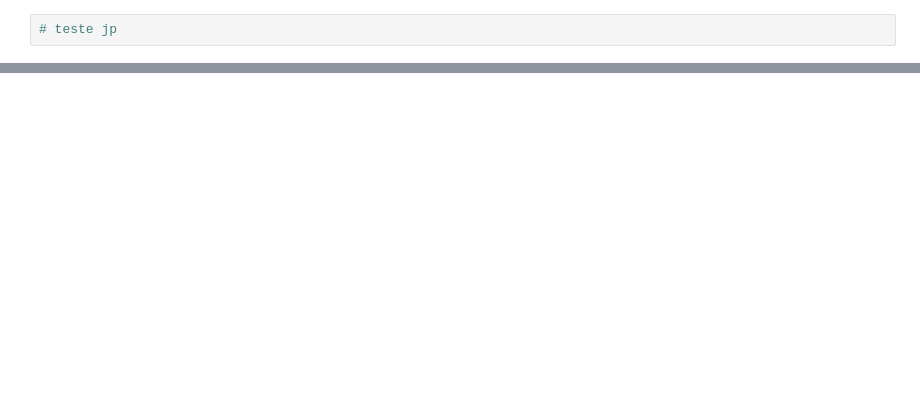
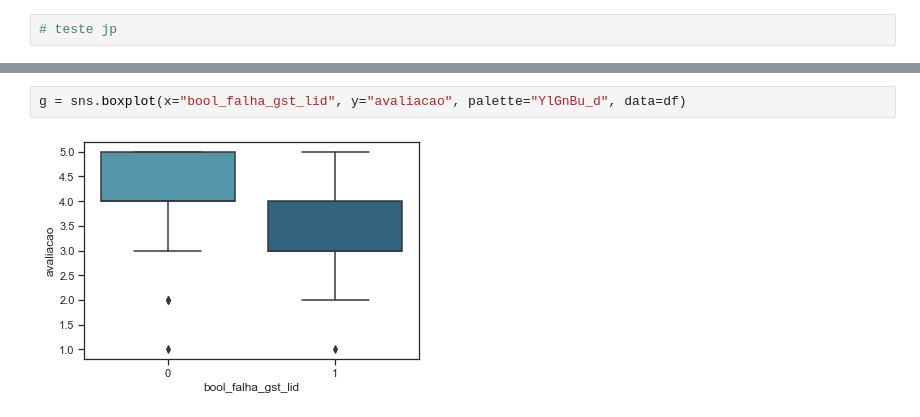
Before and after one commit to luisvenezian/fatores-de-sucesso-na-implementacao-de-lagos-de-dados-na-nuvem, a Jupyter notebook: data_analysis.ipynb, the cells around one changed output, grey strips where cells are left out. Cells and saved outputs as stored; diff of their text form; blank space fills up the shorter version.

```diff
--- a/data_analysis.ipynb
+++ b/data_analysis.ipynb
@@ -127,0 +142,4 @@ g = sns.boxplot(x="maior_desafio", y="avaliacao", palette="YlGnBu_d", data=df)
+# %%
+g = sns.boxplot(x="bool_falha_gst_lid", y="avaliacao", palette="YlGnBu_d", data=df)
+# %% [output]
+[figure, added]
```
Also changed, not shown: parts of 10 cells of this notebook.
